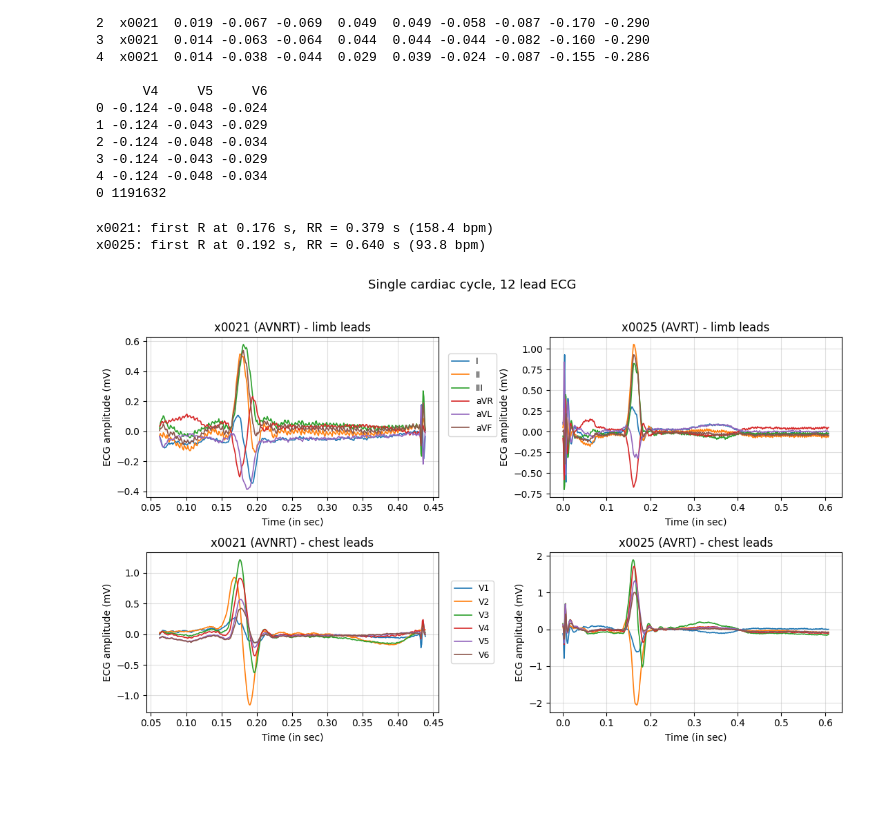
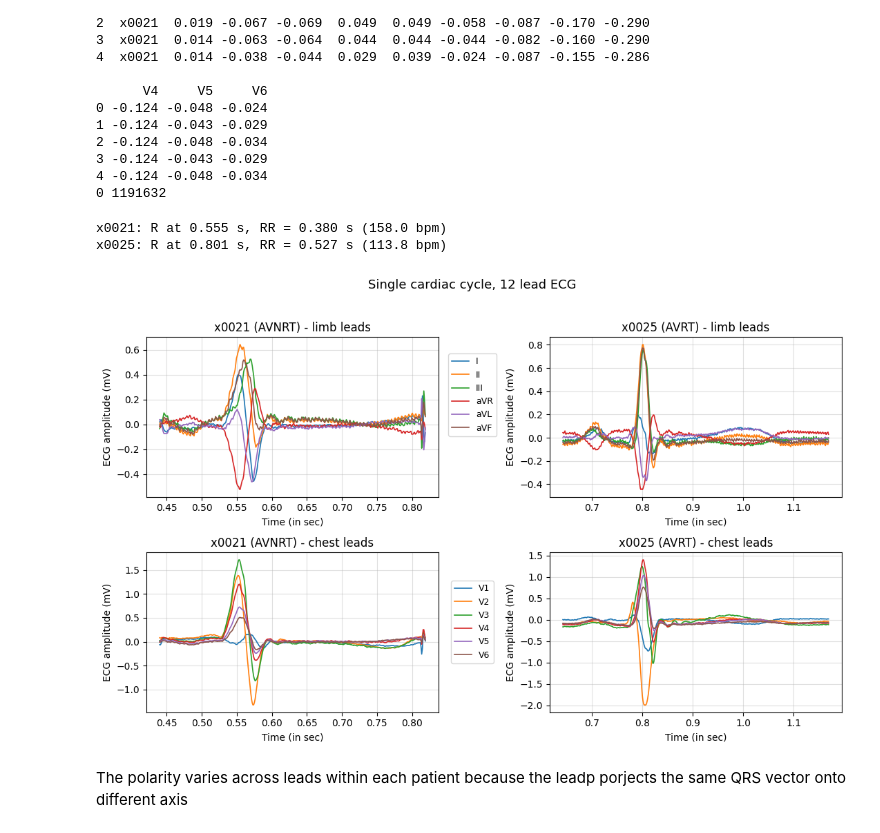
Before and after one commit to g019-expert/BMEN5801_PS1, a Jupyter notebook: BMEN5801_ps1.ipynb, the cells around one changed output. Drawn from its saved outputs; the diff is of its cells as text; code cells hidden in the pictures; blank space fills up the shorter version.

```diff
--- a/BMEN5801_ps1.ipynb
+++ b/BMEN5801_ps1.ipynb
@@ -66,51 +66,54 @@ from scipy.signal import find_peaks
 fig, axes = plt.subplots(2, 2, figsize=(11, 7))
 
 
-# return (low, high) sample bounds around the first cardiac cycle
-# and window is sized from the local RR interval
-def first_beat_window(sig, fs=FS):
-  # true baseline
+# return (low, high, r_0, rr) sample bounds around the first clean cardiac cycle
+# both x0021 and x0025 start with a transient so skip_s discards that opening for each record
+def first_beat_window(sig, fs=FS, guard_s=0.05, n_rr=4):
     x = sig - np.median(sig[:int(5*fs)])
     pk, _ = find_peaks(np.abs(x), height=0.5*np.max(np.abs(x[:int(10*fs)])),
                        distance=int(0.2*fs))
-    r0, r1 = pk[0], pk[1]
-    rr = (r1 - r0) / fs
-    return max(int(r0 - 0.30*rr*fs), 0), int(r0 + 0.70*rr*fs), rr
+    rr = np.median(np.diff(pk[:n_rr+1])) / fs
+    # first beat whose whole window clears the power-on transient
+    for r0 in pk:
+        lo, hi = int(r0 - 0.30*rr*fs), int(r0 + 0.70*rr*fs)
+        if lo >= int(guard_s*fs):
+            return lo, hi, r0, rr
 
 # locate each patient record
 def get_record(df, rec):
   return df.loc[df['record'] == rec].reset_index(drop=True)
 
 for col, (rec, dx) in enumerate(PATIENTS):
     d = get_record(df, rec)
-    "lead II timing reference"
-    lo, hi, rr = first_beat_window(d['II'].values)
+    # lead II timing reference
+    lo, hi, r0, rr = first_beat_window(d['II'].values)
     t = np.arange(lo, hi) / FS
 
     for row, leads in enumerate([LIMB, CHEST]):
         ax = axes[row, col]
         for L in leads:
             v = d[L].values[lo:hi] - np.median(d[L].values[:int(5*FS)])
             ax.plot(t, v, lw=1.2, label=L)
         ax.set_xlabel('Time (in sec)')
         ax.set_ylabel('ECG amplitude (mV)')
         ax.set_title(f'{rec} ({dx}) - {"limb" if row==0 else "chest"} leads')
         ax.grid(True, alpha=0.4)
 
-    print(f'{rec}: first R at {lo/FS + 0.30*rr:.3f} s, RR = {rr:.3f} s '
-          f'({60/rr:.1f} bpm)')
+    print(f'{rec}: R at {r0/FS:.3f} s, RR = {rr:.3f} s ({60/rr:.1f} bpm)')
 
 fig.legend(handles=axes[0,0].get_legend_handles_labels()[0],
            loc='center', bbox_to_anchor=(0.5, 0.74), frameon=True, fontsize=9)
 fig.legend(handles=axes[1,0].get_legend_handles_labels()[0],
            loc='center', bbox_to_anchor=(0.5, 0.27), frameon=True, fontsize=9)
 
 fig.suptitle('Single cardiac cycle, 12 lead ECG', fontsize=13)
 fig.tight_layout(rect=[0, 0, 1, 0.96])
 fig.subplots_adjust(wspace=0.38)
 fig.savefig(f'{RESULTS}/p1a_first_beat.png', dpi=200, bbox_inches='tight')
 plt.show()
 # %% [output]
-x0021: first R at 0.176 s, RR = 0.379 s (158.4 bpm)
-x0025: first R at 0.192 s, RR = 0.640 s (93.8 bpm)
+x0021: R at 0.555 s, RR = 0.380 s (158.0 bpm)
+x0025: R at 0.801 s, RR = 0.527 s (113.8 bpm)
-[figure, old version]
+[figure, new version]
+# %% [markdown]
+The polarity varies across leads within each patient because the leadp porjects the same QRS vector onto different axis
```
Also changed, not shown: parts of 1 cell of this notebook.
